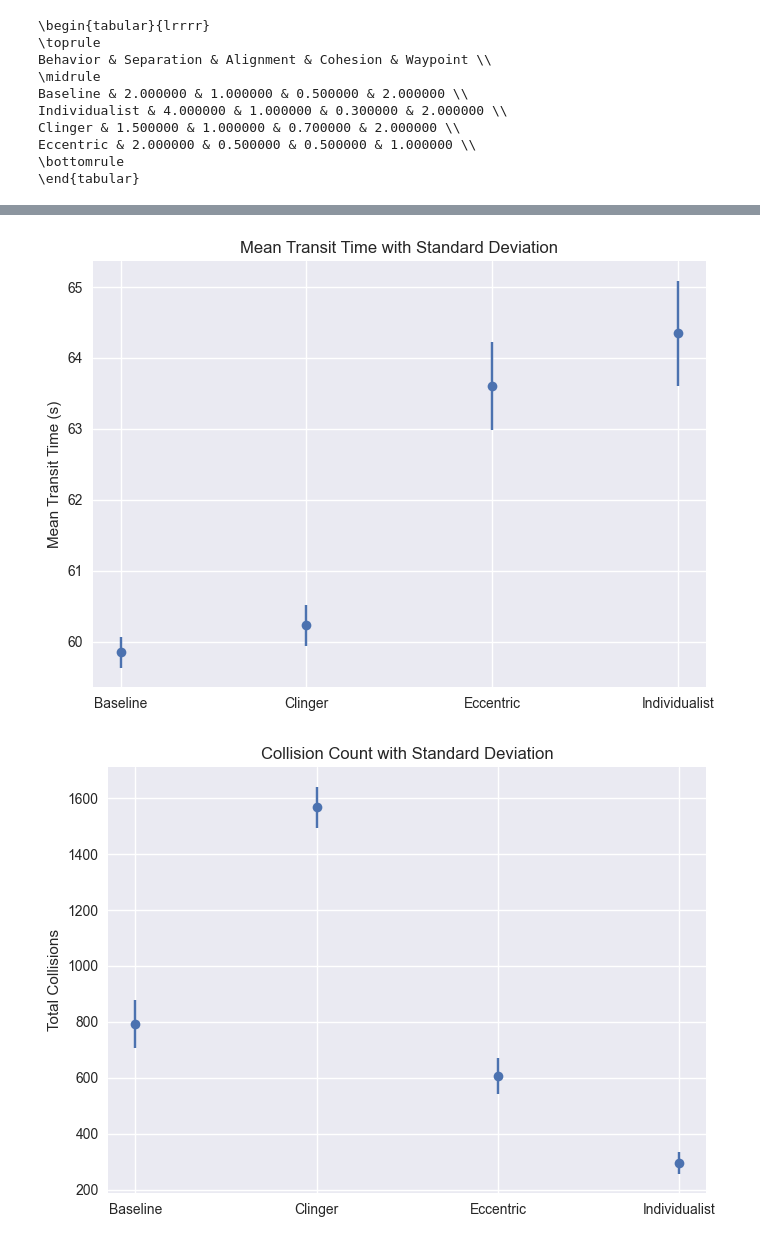
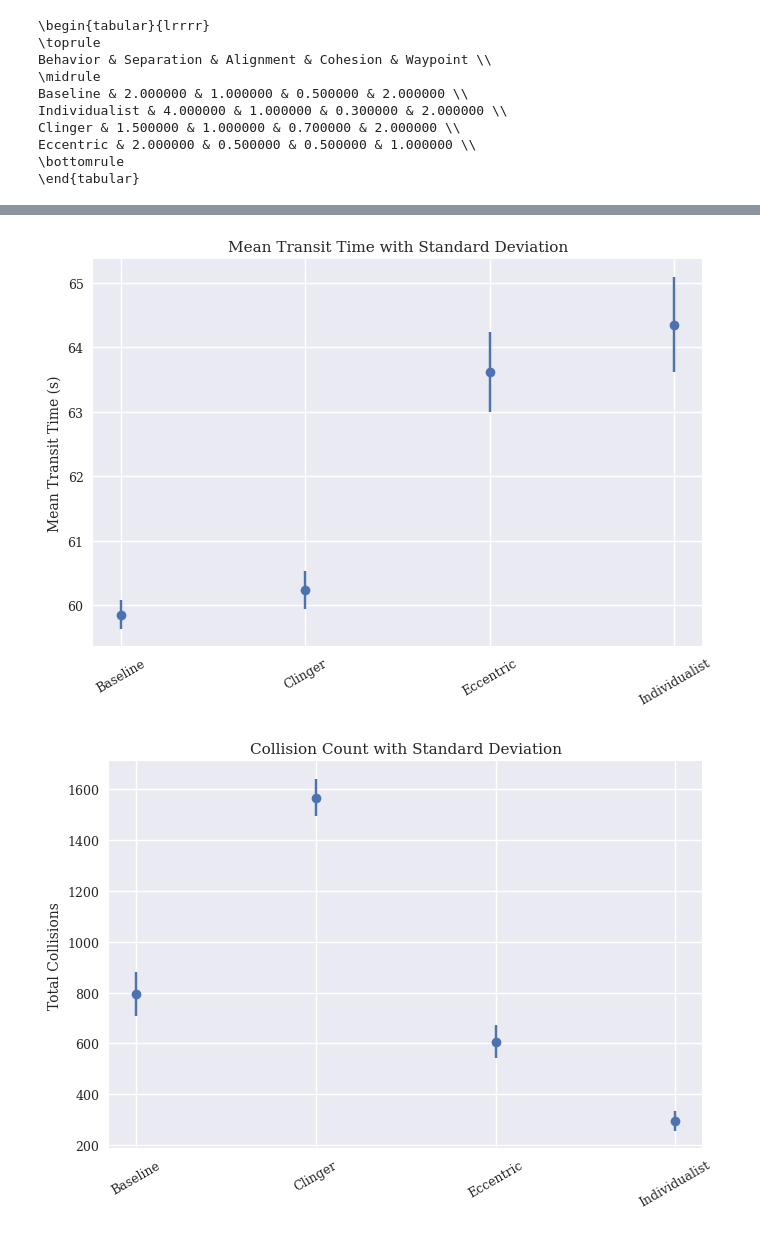
Before and after one commit to Boburo43/BoidSimulation, a Jupyter notebook: Data/notebooks/boids_Analysis.ipynb, the cells around one changed output, grey strips where cells are left out. Saved outputs shown, nothing was run; the diff lists cells and outputs as text; code cells hidden in the pictures.

Commit message:
More figures and test

```diff
--- a/Data/notebooks/boids_Analysis.ipynb
+++ b/Data/notebooks/boids_Analysis.ipynb
@@ -250,51 +260,97 @@ table_stats
 | 2 | Eccentric | 63.61 | 0.62 | 606.25 | 64.68 | 5.00 | ... |
 | 3 | Individualist | 64.35 | 0.74 | 294.80 | 38.60 | 5.00 | ... |
 # %%
+import os
 import matplotlib.pyplot as plt
 import seaborn as sns
 
+# --- Style tuned for LaTeX ---
 plt.style.use("seaborn-v0_8")
 
-plt.figure(figsize=(7,5))
+plt.rcParams.update({
+    "font.family": "serif",        # LaTeX-like font
+    "font.size": 11,
+    "axes.titlesize": 11,
+    "axes.labelsize": 10,
+    "xtick.labelsize": 9,
+    "ytick.labelsize": 9,
+    "legend.fontsize": 9
+})
 
-plt.errorbar(
+# --- Ensure output folder exists ---
+os.makedirs("figures", exist_ok=True)
+
+# --- Create figure ---
+fig, ax = plt.subplots(figsize=(7,5))
+
+ax.errorbar(
     table_stats["Behavior"],
     table_stats["MeanTransit_mean"],
     yerr=table_stats["MeanTransit_std"],
     fmt='o',
-    capsize=5
+    capsize=0
 )
 
-plt.ylabel("Mean Transit Time (s)")
-plt.title("Mean Transit Time with Standard Deviation")
+ax.set_ylabel("Mean Transit Time (s)")
+ax.set_title("Mean Transit Time with Standard Deviation")
 
-plt.grid(True)
+ax.grid(True)
+
+# rotate labels if needed (often helpful for categories)
+plt.xticks(rotation=30)
+
 plt.tight_layout()
 
+# --- Save as vector PDF (perfect for LaTeX) ---
+fig.savefig("../figures/MeanTransit.pdf", bbox_inches='tight')
 plt.show()
 # %% [output]
-[figure, old version]
+[figure, new version]
 # %%
+import os
 import matplotlib.pyplot as plt
 import seaborn as sns
 
+# --- Style tuned for LaTeX ---
 plt.style.use("seaborn-v0_8")
 
-plt.figure(figsize=(7,5))
+plt.rcParams.update({
+    "font.family": "serif",
+    "font.size": 11,
+    "axes.titlesize": 11,
+    "axes.labelsize": 10,
+    "xtick.labelsize": 9,
+    "ytick.labelsize": 9,
+    "legend.fontsize": 9
+})
 
-plt.errorbar(
+# --- Ensure output folder exists ---
+os.makedirs("../figures", exist_ok=True)
+
+# --- Create figure ---
+fig, ax = plt.subplots(figsize=(7,5))
+
+ax.errorbar(
     table_stats["Behavior"],
     table_stats["Collisions_mean"],
     yerr=table_stats["Collisions_std"],
     fmt='o',
-    capsize=5
+    capsize=0
 )
 
-plt.ylabel("Total Collisions")
-plt.title("Collision Count with Standard Deviation")
+ax.set_ylabel("Total Collisions")
+ax.set_title("Collision Count with Standard Deviation")
 
-plt.grid(True)
+ax.grid(True)
+
+# rotate labels if needed
+plt.xticks(rotation=30)
+
 plt.tight_layout()
+
+# --- Save as vector PDF ---
+fig.savefig("../figures/Collisionss.pdf", bbox_inches='tight')
+
 plt.show()
 # %% [output]
-[figure, old version]
+[figure, new version]
```
Also changed, not shown: parts of 2 cells of this notebook, 7 other files.
